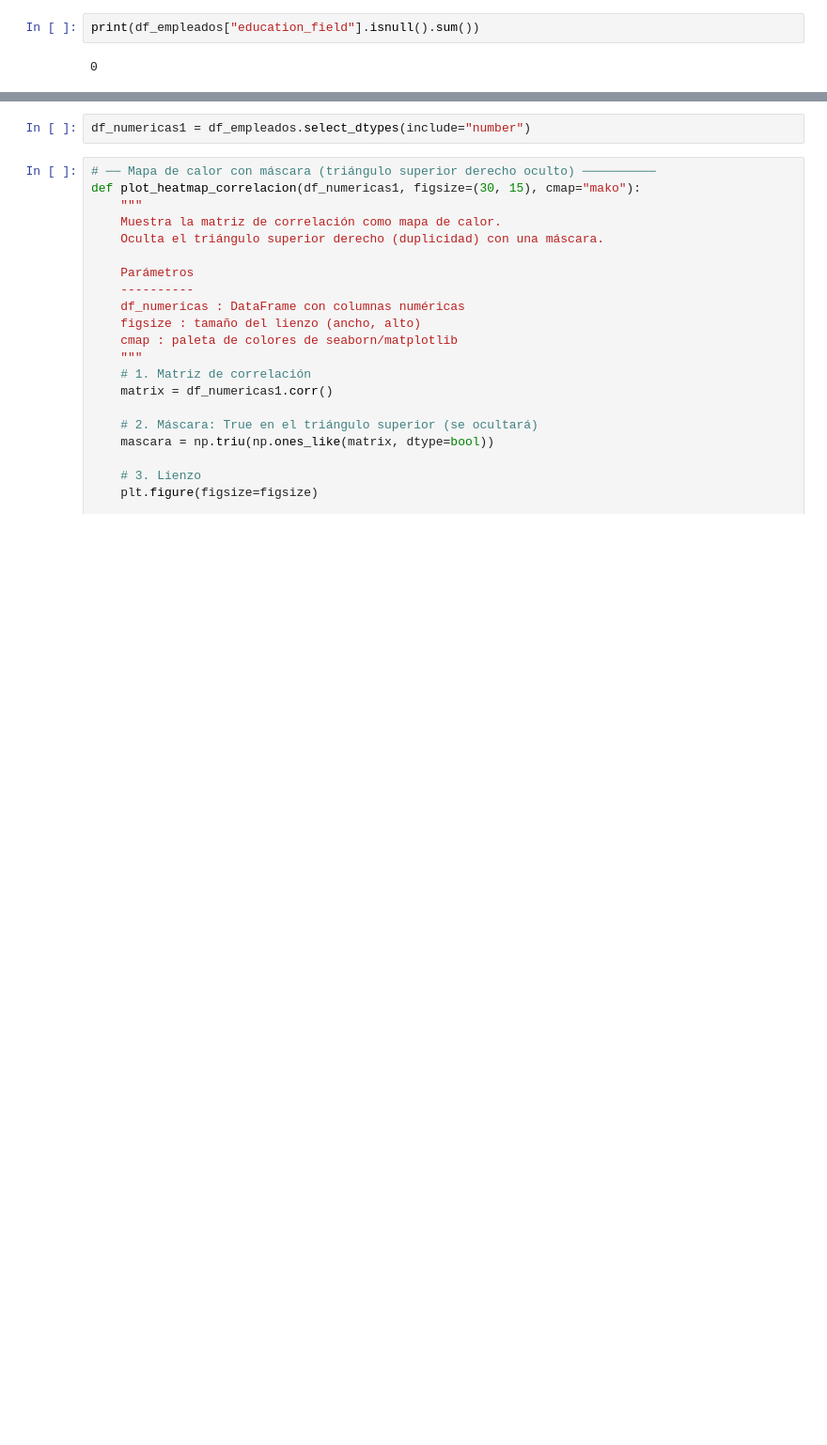
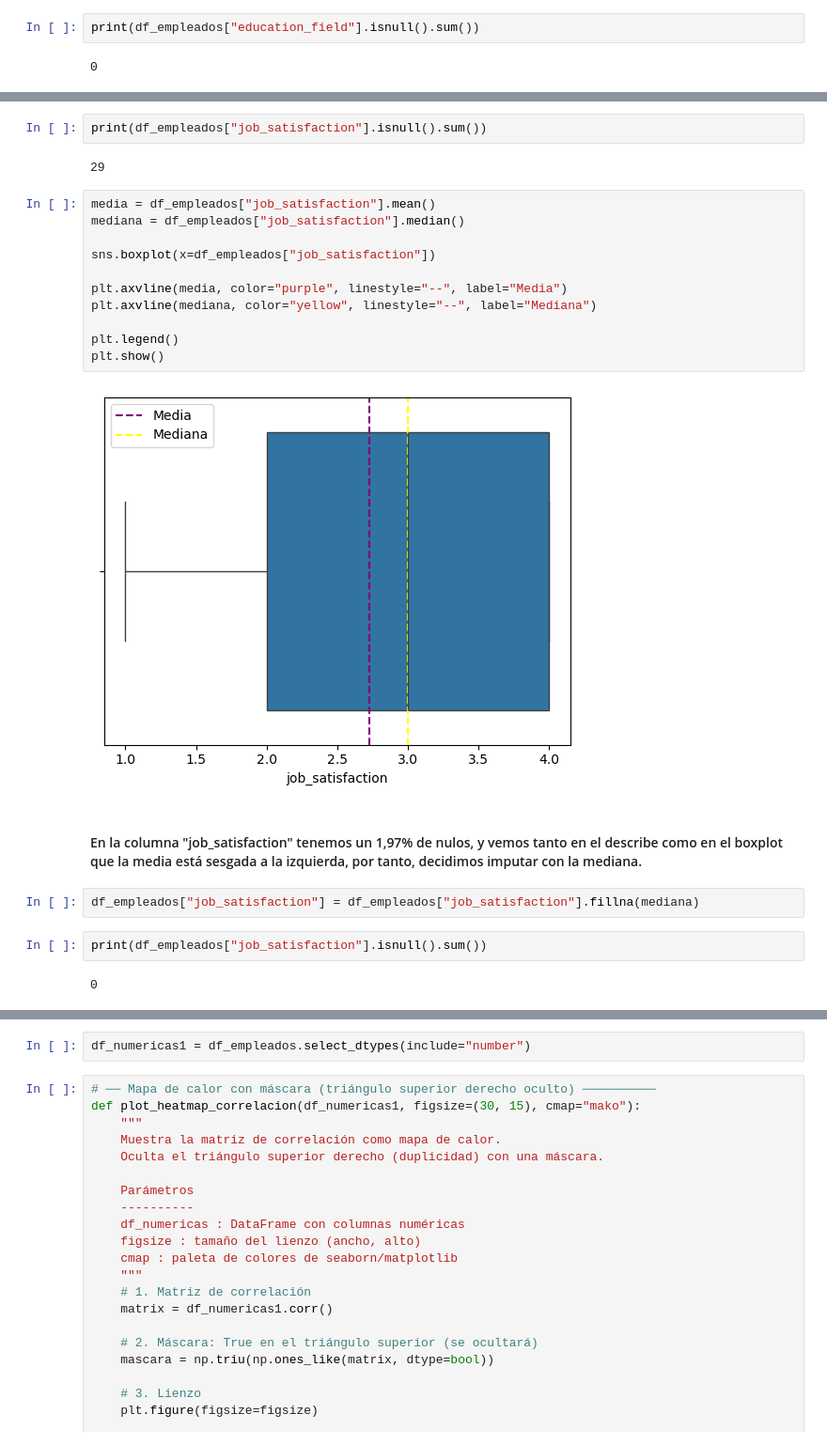
Before and after one commit to Adalab/proyecto-da-promo-63-modulo-3-team3, a Jupyter notebook: limpieza_abc.ipynb, the cells around one changed output, grey strips where cells are left out. Shown at 94% size. Drawn from its saved outputs; the diff is of its cells as text; blank space fills up the shorter version.

Commit message:
Limpieza de nulos

```diff
--- a/limpieza_abc.ipynb
+++ b/limpieza_abc.ipynb
@@ -578,0 +589,25 @@ print(df_empleados["education_field"].isnull().sum())
+# %%
+print(df_empleados["job_satisfaction"].isnull().sum())
+# %% [output]
+29
+# %%
+media = df_empleados["job_satisfaction"].mean()
+mediana = df_empleados["job_satisfaction"].median()
+
+sns.boxplot(x=df_empleados["job_satisfaction"])
+
+plt.axvline(media, color="purple", linestyle="--", label="Media")
+plt.axvline(mediana, color="yellow", linestyle="--", label="Mediana")
+
+plt.legend()
+plt.show()
+# %% [output]
+[figure, added]
+# %% [markdown]
+#### En la columna "job_satisfaction" tenemos un 1,97% de nulos, y vemos tanto en el describe como en el boxplot que la media está sesgada a la izquierda, por tanto, decidimos imputar con la mediana.
+# %%
+df_empleados["job_satisfaction"] = df_empleados["job_satisfaction"].fillna(mediana)
+# %%
+print(df_empleados["job_satisfaction"].isnull().sum())
+# %% [output]
+0
```
Also changed, not shown: parts of 54 cells of this notebook.
